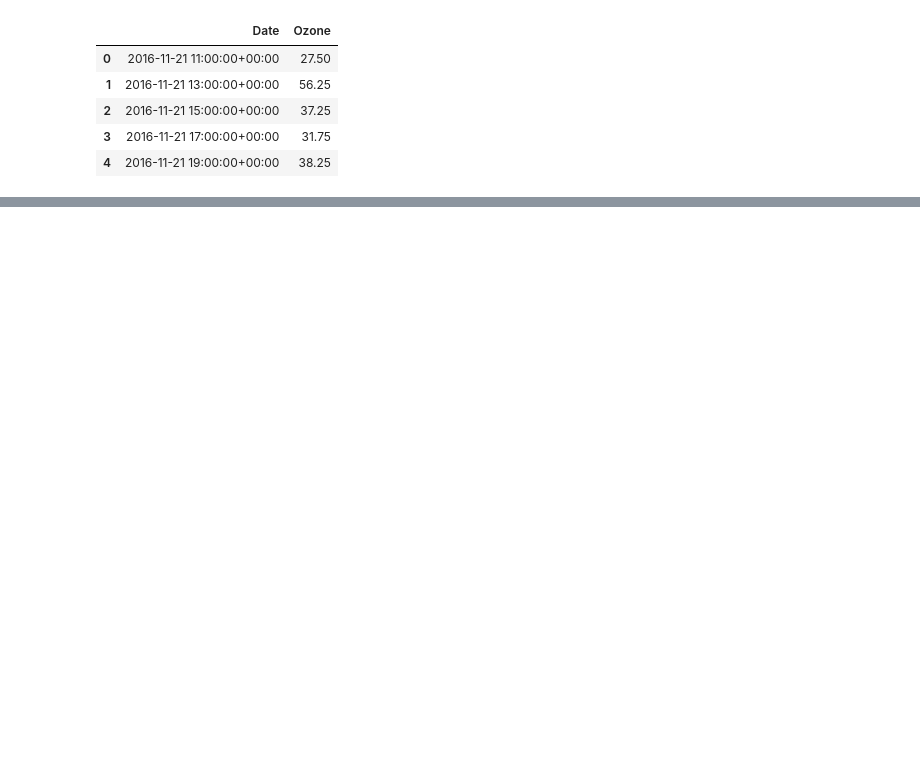
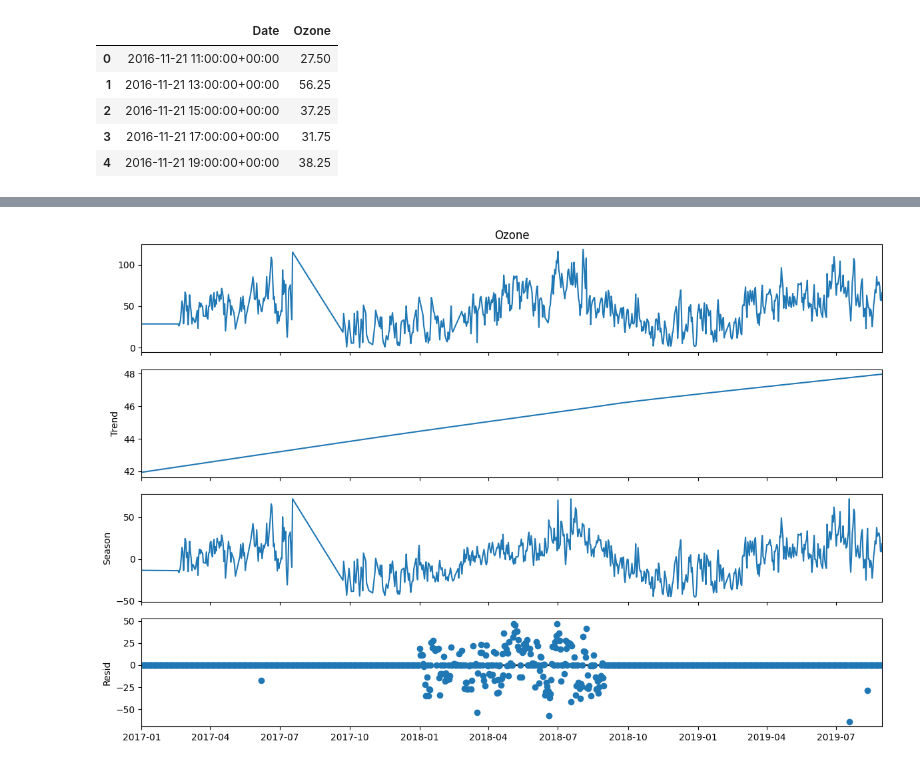
Before and after one commit to aykahsay/N-mes-Gauzy-france-ozone-time-series-forecasting, a Jupyter notebook: paris-ozone-time-series-forecasting.ipynb, the cells around one changed output, grey strips where cells are left out. Cells and saved outputs as stored; diff of their text form; code cells hidden in the pictures; blank space fills up the shorter version.

```diff
--- a/paris-ozone-time-series-forecasting.ipynb
+++ b/paris-ozone-time-series-forecasting.ipynb
@@ -217,0 +353,9 @@ ozone_df.head()
+# %%
+stl_result = STL(daily, period=365, robust=True).fit()
+
+fig = stl_result.plot()
+fig.set_size_inches(12, 8)
+plt.tight_layout()
+plt.show()
+# %% [output]
+[figure, added]
```
Also changed, not shown: parts of 45 cells of this notebook, 15 other files.
